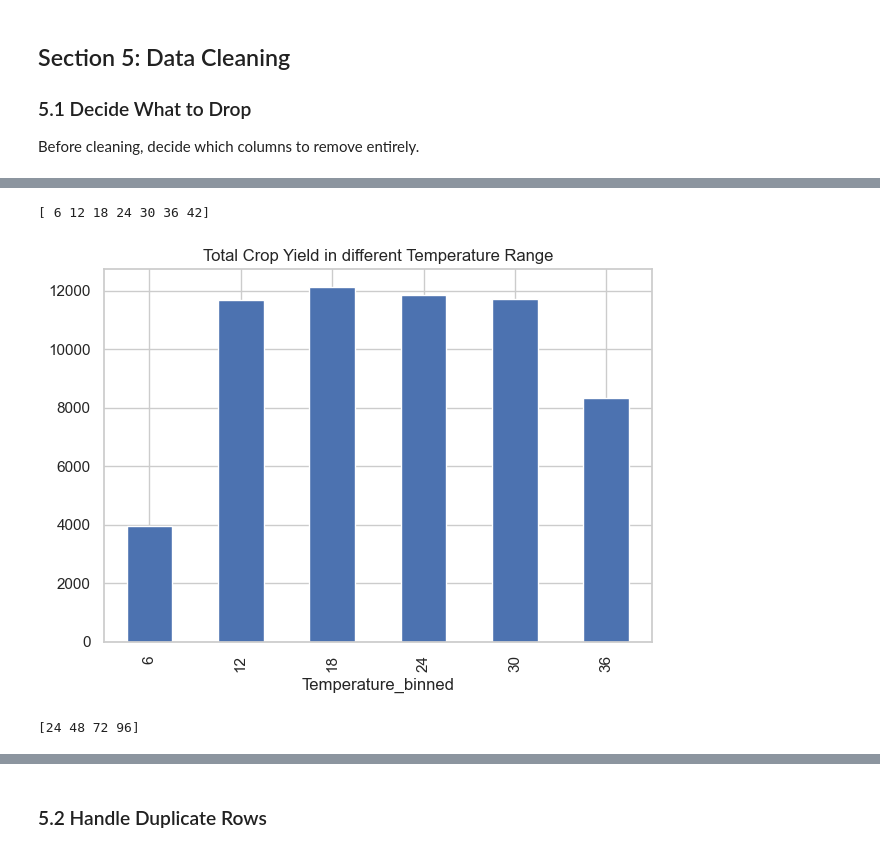
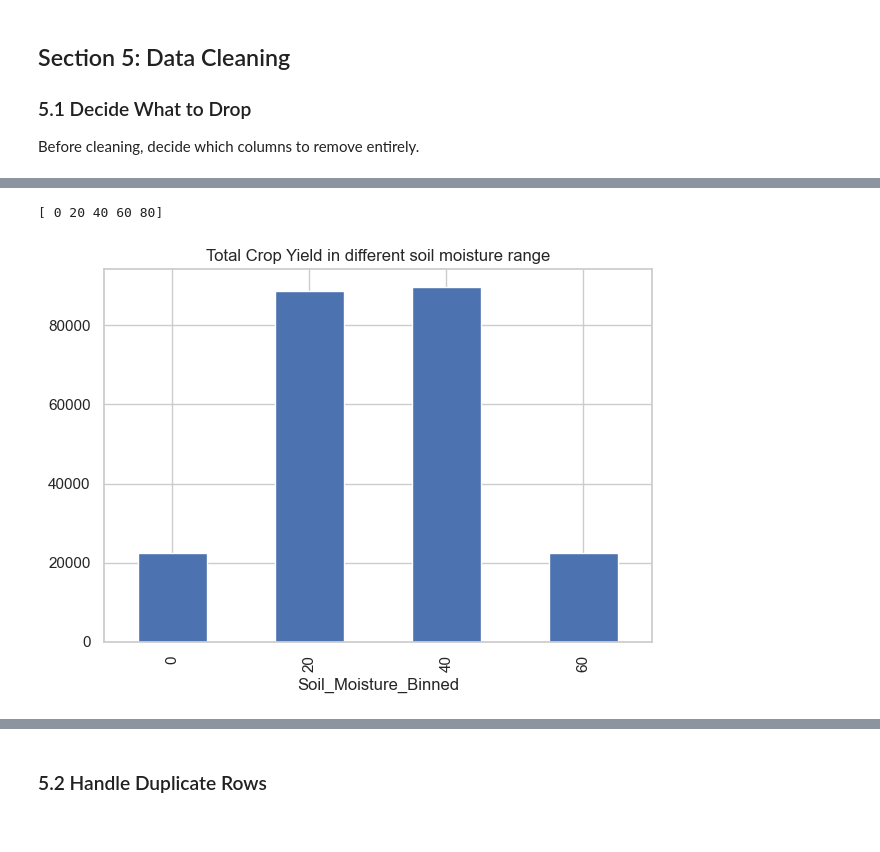
Before and after one commit to wzhu2467/Crop_Yield_Prediction_App, a Jupyter notebook: notebooks/01_problem_statement_and_eda.ipynb, the cells around one changed output, grey strips where cells are left out. Cells and saved outputs as stored; diff of their text form; code cells hidden in the pictures.

Commit message:
Update Checkpoint 2: EDA, data cleaning, and feature engineering

```diff
--- a/notebooks/01_problem_statement_and_eda.ipynb
+++ b/notebooks/01_problem_statement_and_eda.ipynb
@@ -885,0 +877,21 @@ plt.show()
+# %%
+# revision 02.11.2026
+# 1. Engineer Organic_Carbon_binned as a feature. Crop yield has a non-linear relationship with Organic Carbon (surprising to me).
+# Too little organic carbon (SOC) in soil is bad for crop yield because it leads to nutrient depletion, reduced water retention,
+# starving plants of essential resources, ultimately resulting in stunted growth and lower productivity.
+# Too much organic carbon (SOC) isn't inherently bad; it's usually beneficial, but extreme levels, especially rapid increases from intense practices,
+# can cause issues like nitrogen immobilization (microbes using up available N), nutrient imbalances, poor soil structure,
+# increased salinity risk (especially with irrigation), and soil acidification, ultimately reducing crop yields by hindering nutrient availability
+# and creating poor growing conditions, though these problems often stem from management rather than the carbon itself.
+
+# after exploring, 0.5 is a good bin size for SOC
+
+bin_size = 0.5
+min_val = 0.0
+max_val = 2.5
+#print(max_val)
+bins = np.arange(min_val, max_val, bin_size)
+labels = [ '0.0', '0.5', '1.0', '1.5']
+print(bins) #
+
+df_clean['SOC_Binned'] = pd.cut(df_clean['Organic_Carbon'], bins=bins, labels=labels, include_lowest=True)
@@ -886,39 +907,23 @@ plt.show()
 # %%
+# 2. Engineer Soil_Moisture_binned as a feature. Crop yield has a non-linear relationship with the amount of Soil Moinsture,
+# too dry or too wet both hurt crop yield
+# after exploring, 20 is a good bin size for Pesticide Used
 
+bin_size = 20
+min_val = 0
+max_val = int(df_clean['Soil_Moisture'].max()+bin_size)
 
-# 1. Engineer Temperature_binned as a feature. Crop yield has a non-linear relationship with temperature,
-# too cold or too hot are both bad for crop growth
-# after exploring, 6 is a good bin size
-min_val = bin_size
-max_val = int(df_clean['Temperature'].max()+bin_size)
-bin_size = 6
-bins = np.arange(bin_size, max_val, bin_size)
-labels = [ '6', '12', '18', '24', '30', '36']
+bins = np.arange(min_val, max_val, bin_size)
+labels = [ '0', '20', '40', '60']
 print(bins)
 
-df_clean['Temperature_binned'] = pd.cut(df_clean['Temperature'], bins=bins, labels=labels, include_lowest=True)
+df_clean['Soil_Moisture_Binned'] = pd.cut(df_clean['Soil_Moisture'], bins=bins, labels=labels, include_lowest=True)
 # %% [output]
-[ 6 12 18 24 30 36 42]
+[ 0 20 40 60 80]
 # %%
-crop_yield_by_temp = df_clean.groupby('Temperature_binned')['Crop_Yield_ton_per_hectare'].sum()
-crop_yield_by_temp.plot(kind='bar', title='Total Crop Yield in different Temperature Range')
+crop_yield_by_sm = df_clean.groupby('Soil_Moisture_Binned')['Crop_Yield_ton_per_hectare'].sum()
+crop_yield_by_sm.plot(kind='bar', title='Total Crop Yield in different soil moisture range')
 plt.tight_layout()
 plt.show()
 # %% [output]
-[figure, old version]
+[figure, new version]
-# %%
-# 2. Engineer Humidity_binned as a feature. Crop yield has a non-linear relationship with Humidity,
-# too dry or too humid are both bad for crop growth
-# after exploring, 24 is a good bin size for humiity
-
-bin_size = 24
-min_val = bin_size
-max_val = int(df_clean['Humidity'].max()+bin_size)
-
-bins = np.arange(bin_size, max_val, bin_size)
-labels = [ '24', '48', '72']
-print(bins)
-
-df_clean['Humidity_binned'] = pd.cut(df_clean['Humidity'], bins=bins, labels=labels, include_lowest=True)
-# %% [output]
-[24 48 72 96]
```
Also changed, not shown: parts of 48 cells of this notebook, 2 other files.
